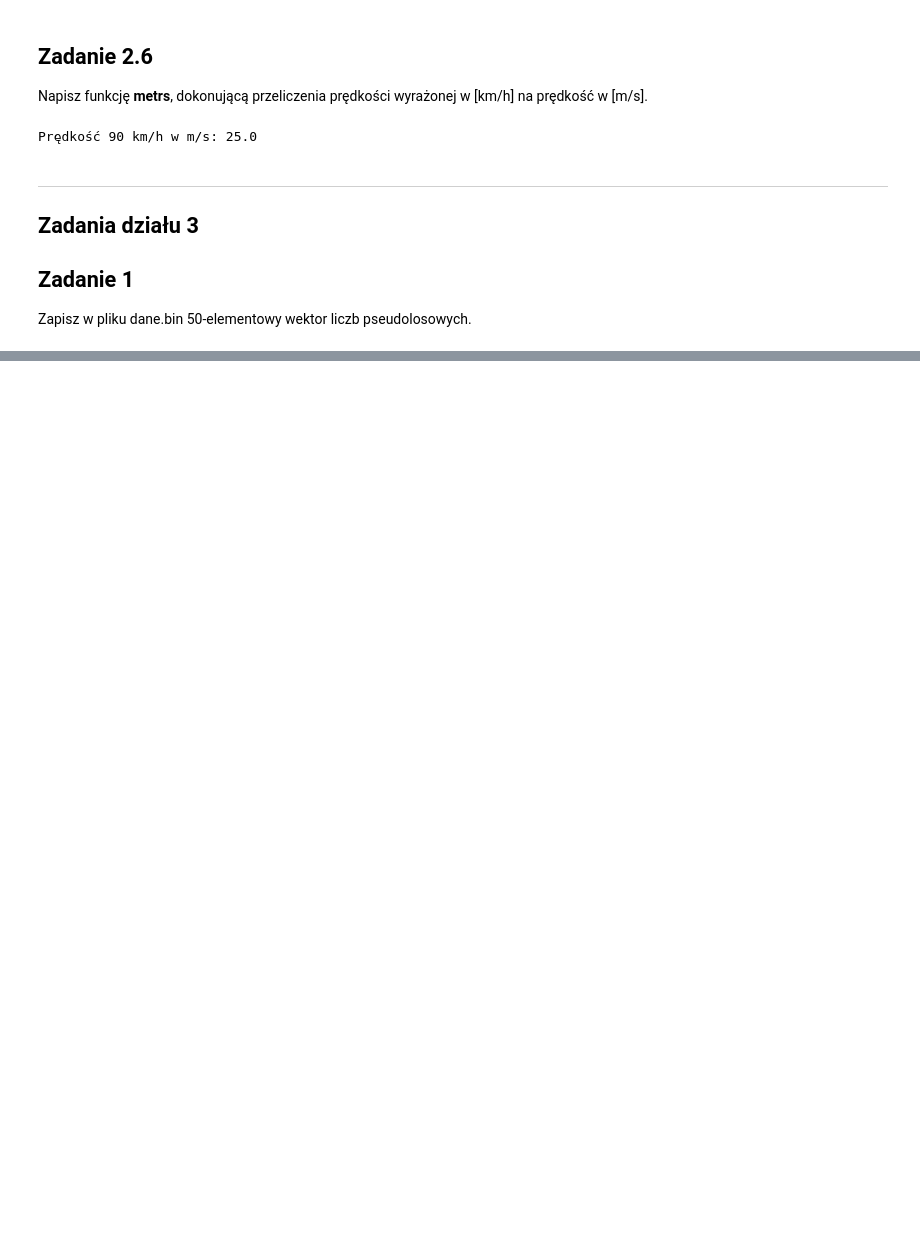
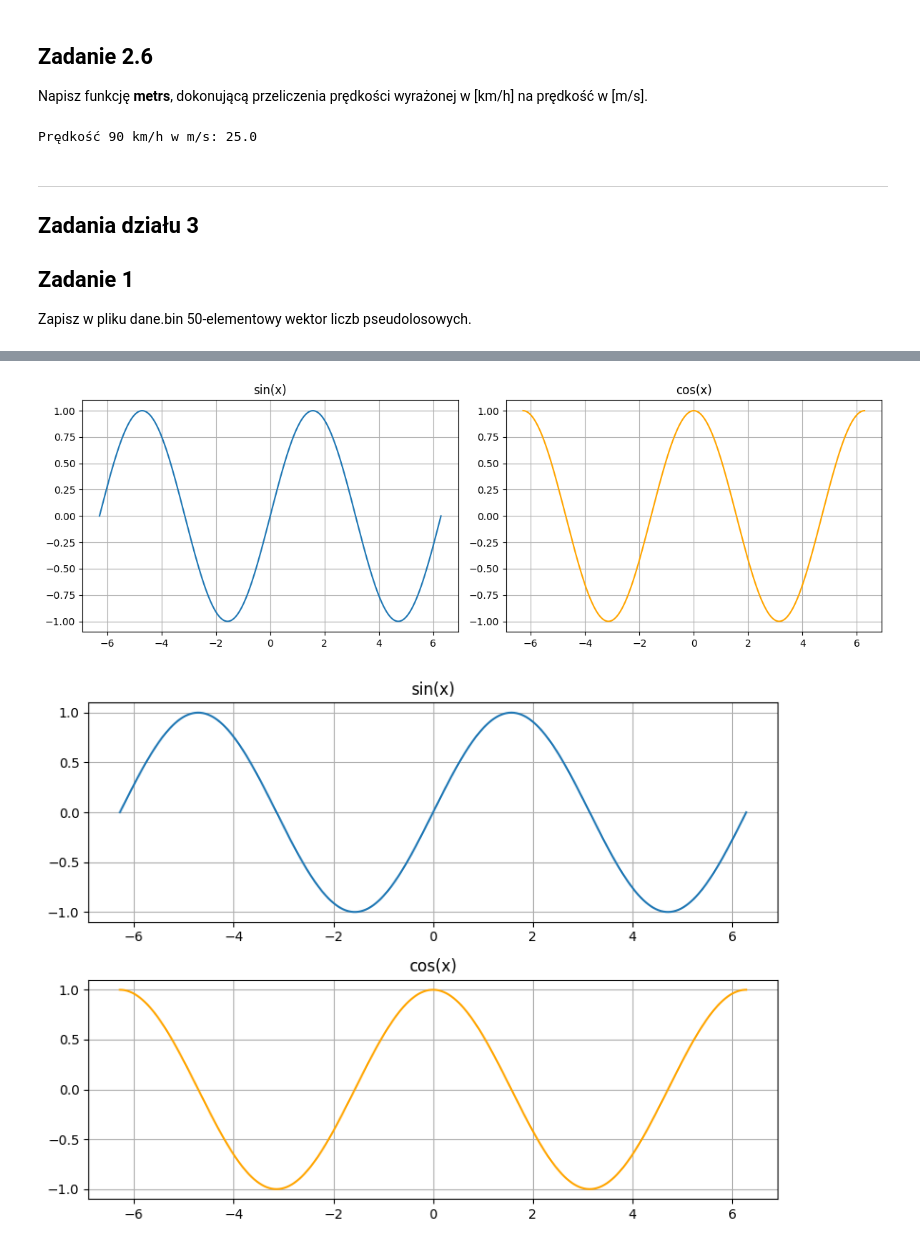
Before and after one commit to Hadidomena/MetodyNumeryczne, a Jupyter notebook: Sprawozdanie1.ipynb, the cells around one changed output, grey strips where cells are left out. Cells and saved outputs as stored; diff of their text form; code cells hidden in the pictures; blank space fills up the shorter version.

```diff
--- a/Sprawozdanie1.ipynb
+++ b/Sprawozdanie1.ipynb
@@ -394,0 +486,31 @@ Zapisz w pliku dane.bin 50-elementowy wektor liczb pseudolosowych.
+# %%
+import matplotlib.pyplot as plt
+
+x = np.linspace(-2 * np.pi, 2 * np.pi, 500)
+y_sin = np.sin(x)
+y_cos = np.cos(x)
+
+# a. Horyzontalnie obok siebie
+fig, axs = plt.subplots(1, 2, figsize=(12, 4))
+axs[0].plot(x, y_sin, label='sin(x)')
+axs[0].set_title('sin(x)')
+axs[0].grid(True)
+axs[1].plot(x, y_cos, label='cos(x)', color='orange')
+axs[1].set_title('cos(x)')
+axs[1].grid(True)
+plt.tight_layout()
+plt.show()
+
+# b. Wertykalnie jeden pod drugim
+fig, axs = plt.subplots(2, 1, figsize=(8, 6))
+axs[0].plot(x, y_sin, label='sin(x)')
+axs[0].set_title('sin(x)')
+axs[0].grid(True)
+axs[1].plot(x, y_cos, label='cos(x)', color='orange')
+axs[1].set_title('cos(x)')
+axs[1].grid(True)
+plt.tight_layout()
+plt.show()
+# %% [output]
+[figure, added]
+[figure, added]
```
Also changed, not shown: parts of 41 cells of this notebook, 1 other file.
